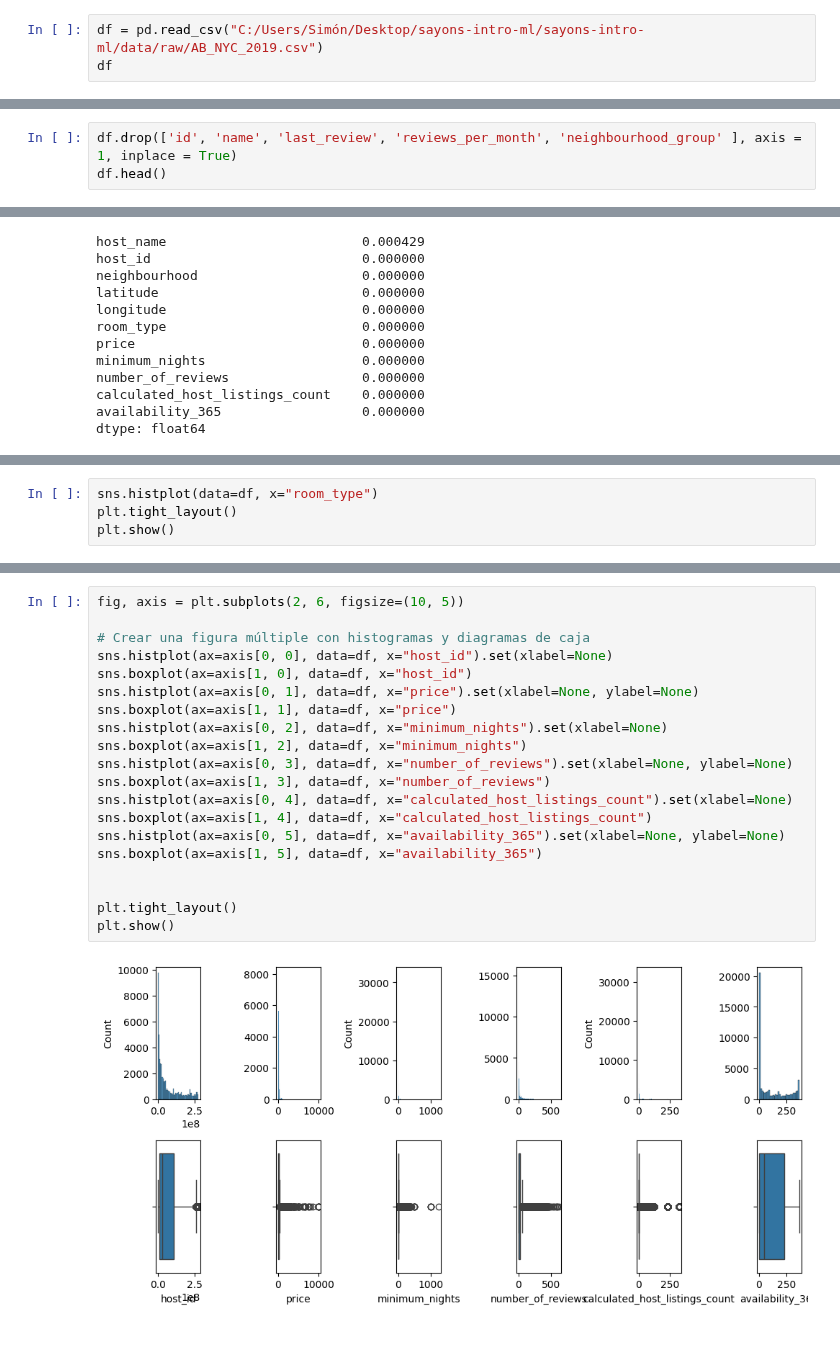
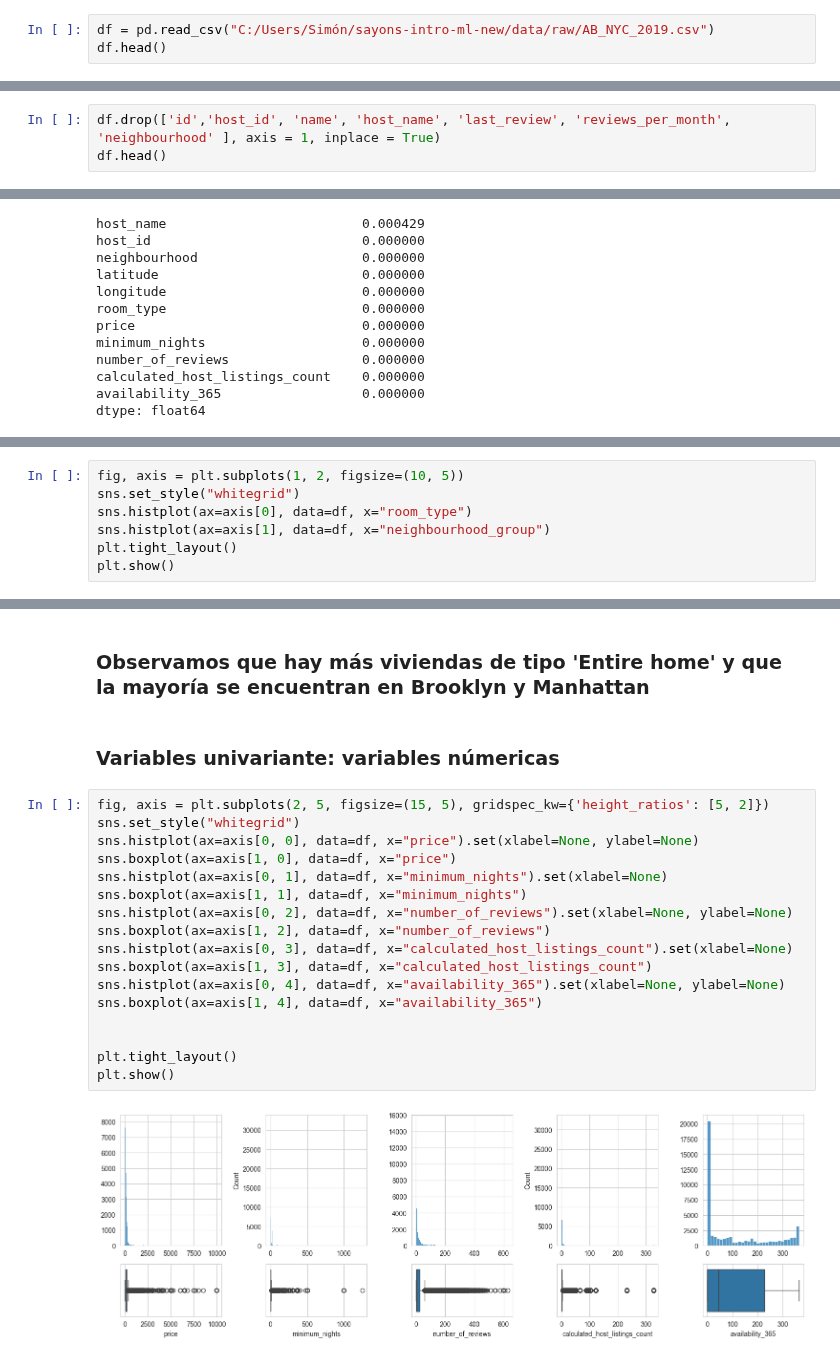
Before and after one commit to 4GeeksAcademy/sayons-intro-ml-new, a Jupyter notebook: src/eda-airbnd-ny.ipynb, the cells around one changed output, grey strips where cells are left out. Saved outputs shown, nothing was run; the diff lists cells and outputs as text.

```diff
--- a/src/eda-airbnd-ny.ipynb
+++ b/src/eda-airbnd-ny.ipynb
@@ -15,6 +19,6 @@ import forum
 # %%
-df = pd.read_csv("C:/Users/Simón/Desktop/sayons-intro-ml/sayons-intro-ml/data/raw/AB_NYC_2019.csv")
-df
+df = pd.read_csv("C:/Users/Simón/sayons-intro-ml-new/data/raw/AB_NYC_2019.csv")
+df.head()
 # %% [output]
 |  | id | name | host_id | host_name | neighbourhood_group | neighbourhood | latitude | longitude | ... |
 | 0 | 2539 | Clean & quiet apt home by the park | 2787 | John | Brooklyn | Kensington | 40.64749 | -73.97237 | ... |
@@ -123,4 +234,4 @@ dtype: float64
 # %%
-df.drop(['id', 'name', 'last_review', 'reviews_per_month', 'neighbourhood_group' ], axis = 1, inplace = True)
+df.drop(['id','host_id', 'name', 'host_name', 'last_review', 'reviews_per_month', 'neighbourhood' ], axis = 1, inplace = True)
 df.head()
 # %% [output]
@@ -181,5 +275,8 @@ memory usage: 4.1+ MB
 # %%
-sns.histplot(data=df, x="room_type")
+fig, axis = plt.subplots(1, 2, figsize=(10, 5))
+sns.set_style("whitegrid")
+sns.histplot(ax=axis[0], data=df, x="room_type")
+sns.histplot(ax=axis[1], data=df, x="neighbourhood_group")
 plt.tight_layout()
 plt.show()
 # %% [output]
@@ -208,22 +284,23 @@ memory usage: 4.1+ MB
+# %% [markdown]
+### Observamos que hay más viviendas de tipo 'Entire home' y que la mayoría se encuentran en Brooklyn y Manhattan
+# %% [markdown]
+### Variables univariante: variables númericas
 # %%
-fig, axis = plt.subplots(2, 6, figsize=(10, 5))
-
-# Crear una figura múltiple con histogramas y diagramas de caja
-sns.histplot(ax=axis[0, 0], data=df, x="host_id").set(xlabel=None)
-sns.boxplot(ax=axis[1, 0], data=df, x="host_id")
-sns.histplot(ax=axis[0, 1], data=df, x="price").set(xlabel=None, ylabel=None)
-sns.boxplot(ax=axis[1, 1], data=df, x="price")
-sns.histplot(ax=axis[0, 2], data=df, x="minimum_nights").set(xlabel=None)
-sns.boxplot(ax=axis[1, 2], data=df, x="minimum_nights")
-sns.histplot(ax=axis[0, 3], data=df, x="number_of_reviews").set(xlabel=None, ylabel=None)
-sns.boxplot(ax=axis[1, 3], data=df, x="number_of_reviews")
-sns.histplot(ax=axis[0, 4], data=df, x="calculated_host_listings_count").set(xlabel=None)
-sns.boxplot(ax=axis[1, 4], data=df, x="calculated_host_listings_count")
-sns.histplot(ax=axis[0, 5], data=df, x="availability_365").set(xlabel=None, ylabel=None)
-sns.boxplot(ax=axis[1, 5], data=df, x="availability_365")
+fig, axis = plt.subplots(2, 5, figsize=(15, 5), gridspec_kw={'height_ratios': [5, 2]})
+sns.set_style("whitegrid")
+sns.histplot(ax=axis[0, 0], data=df, x="price").set(xlabel=None, ylabel=None)
+sns.boxplot(ax=axis[1, 0], data=df, x="price")
+sns.histplot(ax=axis[0, 1], data=df, x="minimum_nights").set(xlabel=None)
+sns.boxplot(ax=axis[1, 1], data=df, x="minimum_nights")
+sns.histplot(ax=axis[0, 2], data=df, x="number_of_reviews").set(xlabel=None, ylabel=None)
+sns.boxplot(ax=axis[1, 2], data=df, x="number_of_reviews")
+sns.histplot(ax=axis[0, 3], data=df, x="calculated_host_listings_count").set(xlabel=None)
+sns.boxplot(ax=axis[1, 3], data=df, x="calculated_host_listings_count")
+sns.histplot(ax=axis[0, 4], data=df, x="availability_365").set(xlabel=None, ylabel=None)
+sns.boxplot(ax=axis[1, 4], data=df, x="availability_365")
 
 
 plt.tight_layout()
 plt.show()
 # %% [output]
-[figure, old version]
+[figure, new version]
```
Also changed, not shown: parts of 36 cells of this notebook, 1 other file.
